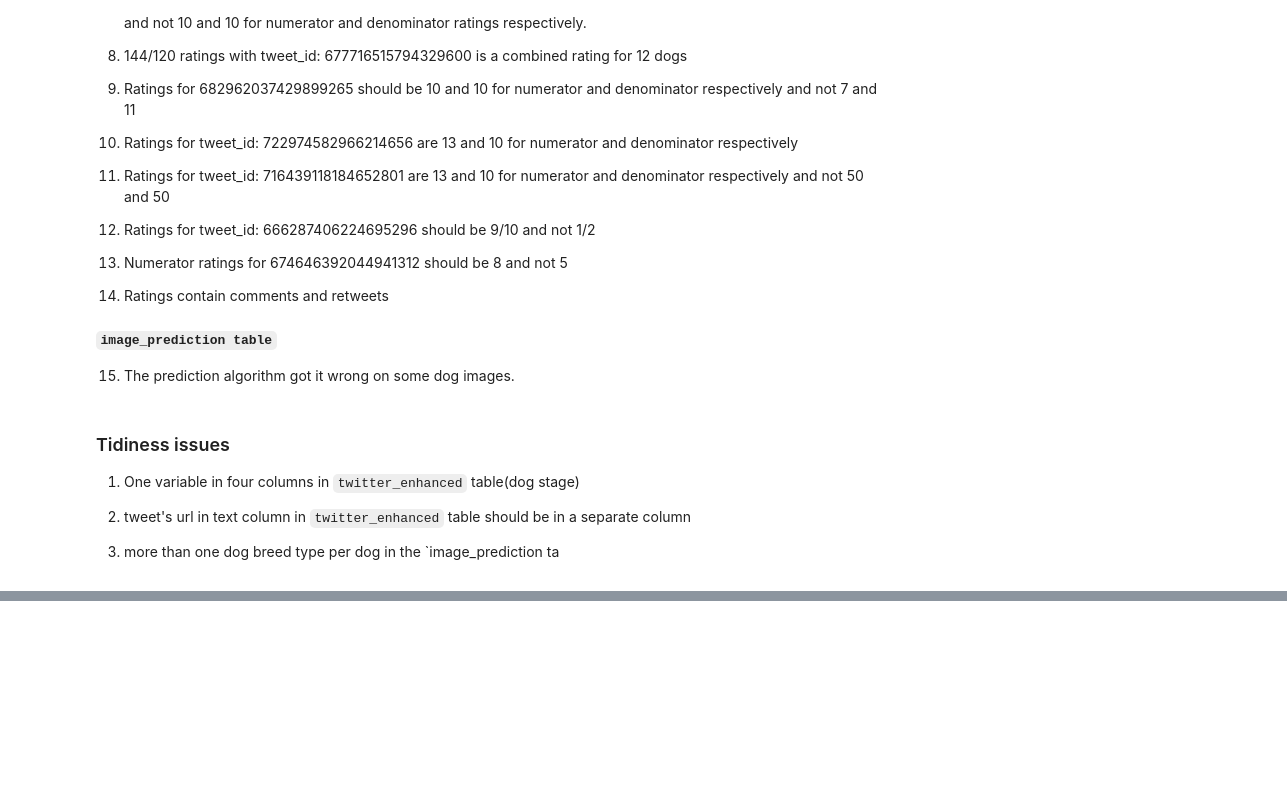
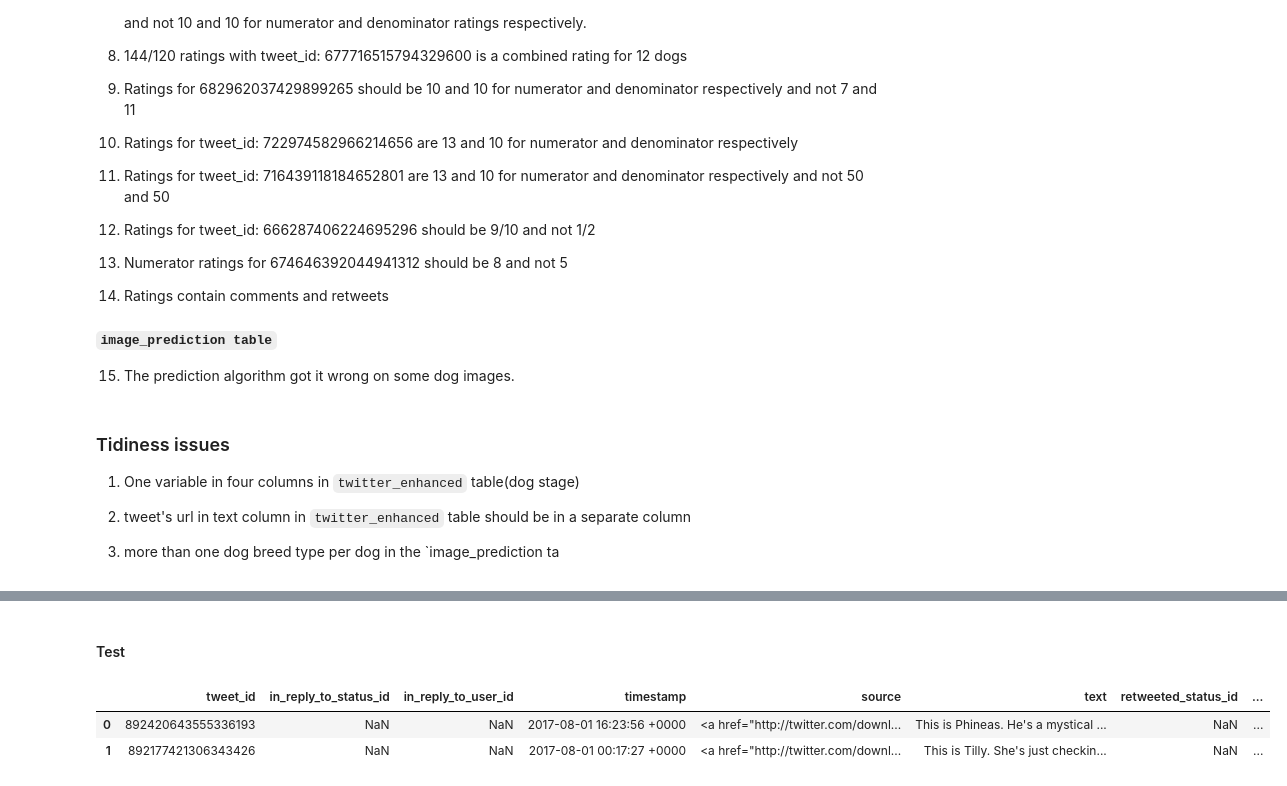
Before and after one commit to PatrickEmmanuel/WeRateDods-Data-Wrangling-Act, a Jupyter notebook: Data-wrangle-act.ipynb, the cells around one changed output, grey strips where cells are left out. Saved outputs shown, nothing was run; the diff lists cells and outputs as text; code cells hidden in the pictures; blank space fills up the shorter version.

```diff
--- a/Data-wrangle-act.ipynb
+++ b/Data-wrangle-act.ipynb
@@ -384,0 +390,5 @@ is_dog = [670361874861563904, 731156023742988288, 672902681409806336, 6704686096
+# %%
+# Make copies of original pieces of data
+df_twitter = twitter_enhanced.copy()
+df_predictions = image_prediction.copy()
+df_counts = counts.copy()
@@ -384,0 +436,40 @@ is_dog = [670361874861563904, 731156023742988288, 672902681409806336, 6704686096
+# %%
+dog_stage_name = {"191":"puppo", "200":"floofer", "460":"pupper",
+                  "531":"pupper", "575":"pupper", "889":"doggo",
+                  "956":"None", "1063":"doggo", "1152":"pupper"}
+# %%
+dog_stage = []
+for index, stage in enumerate(dog_stages):
+    if str(index) in dog_stage_name:
+        if dog_stage_name[str(index)] == "None":
+            dog_stage.append(dog_stage_name[str(index)])
+        else:
+            dog_stage.append(dog_stage_name[str(index)].lower())
+    elif len(stage)>0:
+        dog_stage.append(stage[0].lower())
+    else:
+        dog_stage.append("None")
+
+df_twitter["dog_stage"] = dog_stage
+# %%
+def clean_dog_stage(x):
+    if x in clean_dict:
+        return clean_dict[x]
+    else:
+        return x
+
+clean_dict = {"puppers":"pupper", "floof":"floofer", "doggos":"doggo", "floofy":"floofer", "puppologize":"puppo",
+     "floofs":"floofer", "floofmallow":"floofer", "puppoccino":"puppo", "pupporting":"puppo", "puppertunity":"pupper",
+     "pupposes":"puppo", "pupperdoop":"pupper", "pupporazzi":"puppo", "floofiest":"floofer", "floofem":"floofer",
+     "floofboop":"floofer", "floofapolis":"floofer", "puppergeddon":"pupper"}
+
+df_twitter["dog_stage"] = df_twitter["dog_stage"].map(lambda x:clean_dog_stage(x))
+df_twitter.drop(columns=["puppo","doggo","pupper","floofer"], inplace=True)
+# %% [markdown]
+#### Test
+# %%
+df_twitter.head(2)
+# %% [output]
+|  | tweet_id | in_reply_to_status_id | in_reply_to_user_id | timestamp | source | text | retweeted_status_id | ... |
+| 0 | 892420643555336193 | NaN | NaN | 2017-08-01 16:23:56 +0000 | <a href="http://twitter.com/downl... | This is Phineas. He's a mystical ... | NaN | ... |
+| 1 | 892177421306343426 | NaN | NaN | 2017-08-01 00:17:27 +0000 | <a href="http://twitter.com/downl... | This is Tilly. She's just checkin... | NaN | ... |
```
Also changed, not shown: parts of 5 cells of this notebook.
